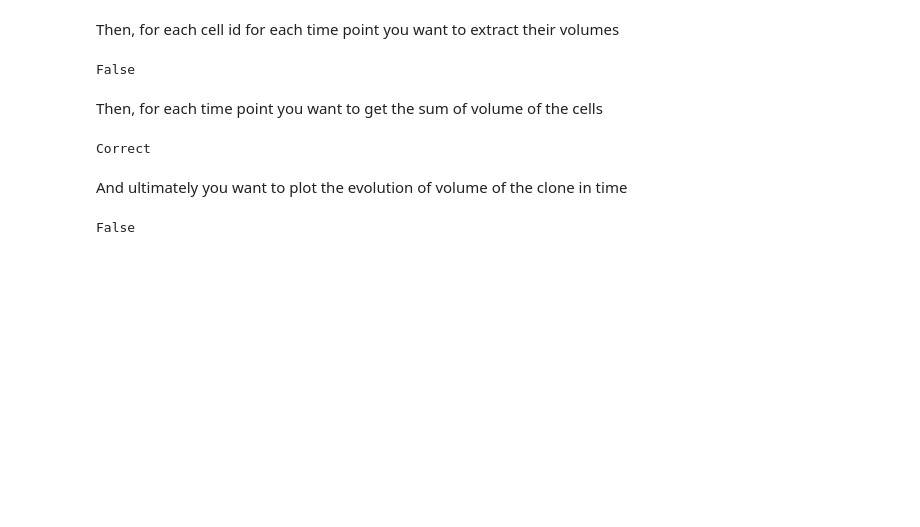
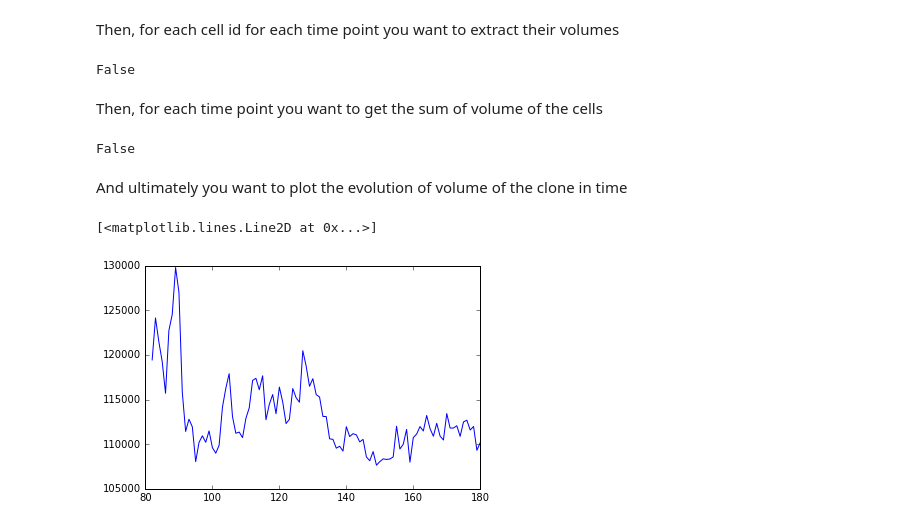
Before and after one commit to itsmeleo/qbio2016-ascidians, a Jupyter notebook: Tutorial.ipynb, the cells around one changed output. Drawn from its saved outputs; the diff is of its cells as text; code cells hidden in the pictures; blank space fills up the shorter version.

```diff
--- a/Tutorial.ipynb
+++ b/Tutorial.ipynb
@@ -421,7 +421,7 @@ False
 # %% [markdown]
 Then, for each time point you want to get the sum of volume of the cells
 # %%
-clonal_volume_sum = {c: sum(v) for c, v in result.iteritems()}
+clonal_volume_sum = {}
 
 result = {82: 119428.0, 83: 124136.0, 84: 121478.0, 85: 119256.0, 86: 115699.0,
           87: 122730.0, 88: 124530.0, 89: 129786.0, 90: 127019.0, 91: 115840.0,
@@ -449,30 +449,12 @@ if result == clonal_volume_sum:
 else:
     print("False")
 # %% [output]
-Correct
+False
 # %% [markdown]
 And ultimately you want to plot the evolution of volume of the clone in time
-# %%
-volume_evolution = []
-
-result = [119428.0, 124136.0, 121478.0, 119256.0, 115699.0, 122730.0, 124530.0,
-          129786.0, 127019.0, 115840.0, 111425.0, 112797.0, 111942.0, 108040.0,
-          110194.0, 110934.0, 110213.0, 111482.0, 109605.0, 108989.0, 109874.0,
-          114144.0, 116247.0, 117895.0, 113085.0, 111219.0, 111353.0, 110734.0,
-          112885.0, 114067.0, 117139.0, 117376.0, 116097.0, 117657.0, 112740.0,
-          114466.0, 115560.0, 113412.0, 116392.0, 114717.0, 112307.0, 112793.0,
-          116233.0, 115197.0, 114700.0, 120467.0, 118748.0, 116481.0, 117336.0,
-          115546.0, 115284.0, 113107.0, 113092.0, 110597.0, 110539.0, 109552.0,
-          109764.0, 109223.0, 111955.0, 110854.0, 111172.0, 111041.0, 110253.0,
-          110536.0, 108563.0, 108144.0, 109174.0, 107645.0, 108039.0, 108353.0,
-          108288.0, 108339.0, 108566.0, 112012.0, 109459.0, 109988.0, 111651.0,
-          107980.0, 110739.0, 111129.0, 111969.0, 111475.0, 113216.0, 111741.0,
-          110889.0, 112336.0, 110906.0, 110465.0, 113431.0, 111803.0, 111808.0,
-          112062.0, 110873.0, 112493.0, 112684.0, 111584.0, 111980.0, 109312.0, 110178.0]
-
-if result == volume_evolution:
-    print("Correct")
-else:
-    print("False")
-# %% [output]
-False
+# %%
+time = sorted(result.keys())
+plt.plot(time, [result[t] for t in time])
+# %% [output]
+[<matplotlib.lines.Line2D at 0x...>]
+[figure, added]
```
Also changed, not shown: parts of 21 cells of this notebook, 1 other file.
